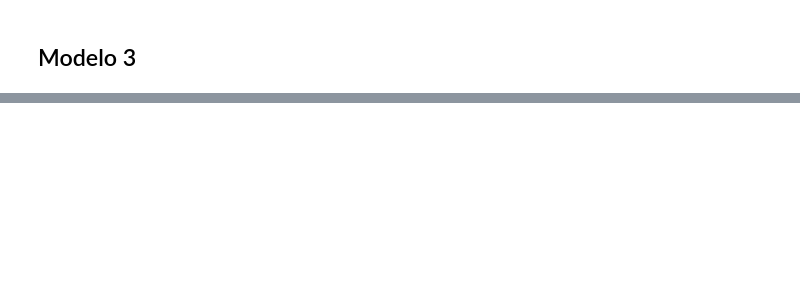
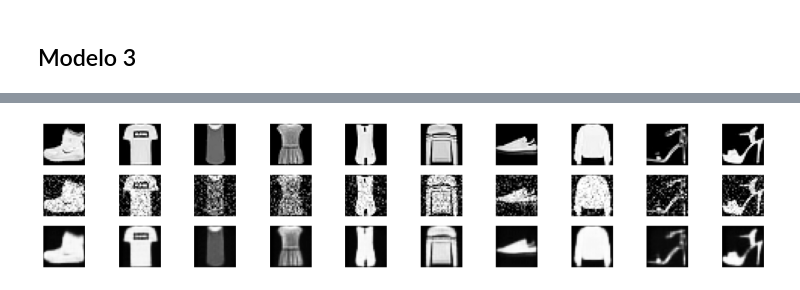
Before and after one commit to DanielGuatibonza/ISIS4219-MLT, a Jupyter notebook: Laboratorios/Laboratorio 4/Laboratorio4_Problema1_Cárdenas_Cerda_Guatibonza.ipynb, the cells around one changed output, grey strips where cells are left out. Cells and saved outputs as stored; diff of their text form; code cells hidden in the pictures; blank space fills up the shorter version.

```diff
--- a/Laboratorios/Laboratorio 4/Laboratorio4_Problema1_Cárdenas_Cerda_Guatibonza.ipynb
+++ b/Laboratorios/Laboratorio 4/Laboratorio4_Problema1_Cárdenas_Cerda_Guatibonza.ipynb
@@ -358,10 +375,2 @@ mejor_autoencoder2.summary()
-# %%
-predicted_best = mejor_autoencoder2.predict(X_train[:10].reshape(-1, 28, 28, 1))
-fig, axes = plt.subplots(nrows=3, ncols=10, sharex=True, sharey=True, figsize=(20,4))
-for images, row in zip([X_train[:10], predicted, predicted_best], axes):
-    for img, ax in zip(images, row):
-        ax.imshow(img.reshape((28, 28)), cmap='Greys_r')
-        ax.get_xaxis().set_visible(False)
-        ax.get_yaxis().set_visible(False)
 # %%
 clasificador2 = Sequential(name='PerceptronMulticapa2')
@@ -464,11 +624,13 @@ autoencoder3.fit(X_train_noise.reshape(-1, 28, 28, 1), X_train.reshape(-1, 28, 2
 # %%
 predicted = autoencoder3.predict(X_train[:10].reshape(-1, 28, 28, 1))
 fig, axes = plt.subplots(nrows=3, ncols=10, sharex=True, sharey=True, figsize=(20,4))
-for images, row in zip([X_train[:10], X_val_noise[:10], predicted], axes):
+for images, row in zip([X_train[:10], X_train_noise[:10], predicted], axes):
     for img, ax in zip(images, row):
         ax.imshow(img.reshape((28, 28)), cmap='Greys_r')
         ax.get_xaxis().set_visible(False)
         ax.get_yaxis().set_visible(False)
+# %% [output]
+[figure, added]
 # %%
 def crear_autoencoder3(fil1 = 16, fil2 = 8, fil3 = 4, n_layers= 3, ks=3, s=2):
     autoencoder = Sequential(name="Autoencoder")
```
Also changed, not shown: parts of 32 cells of this notebook, 2 other files.
